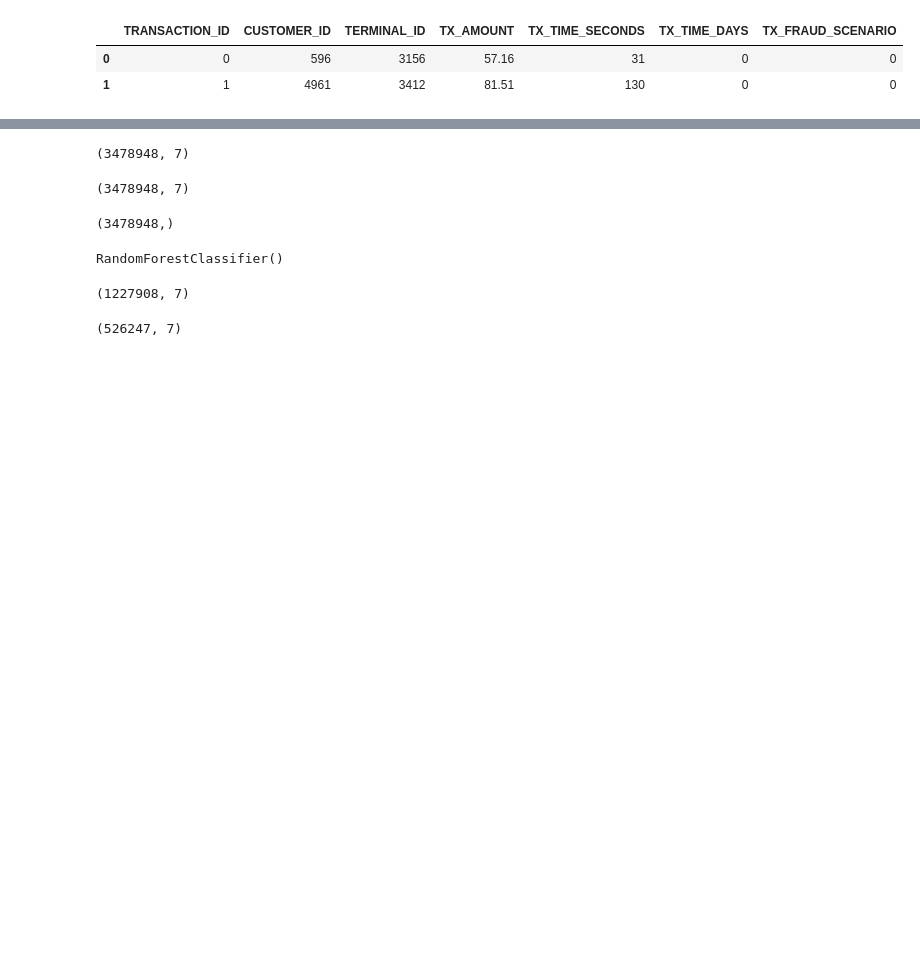
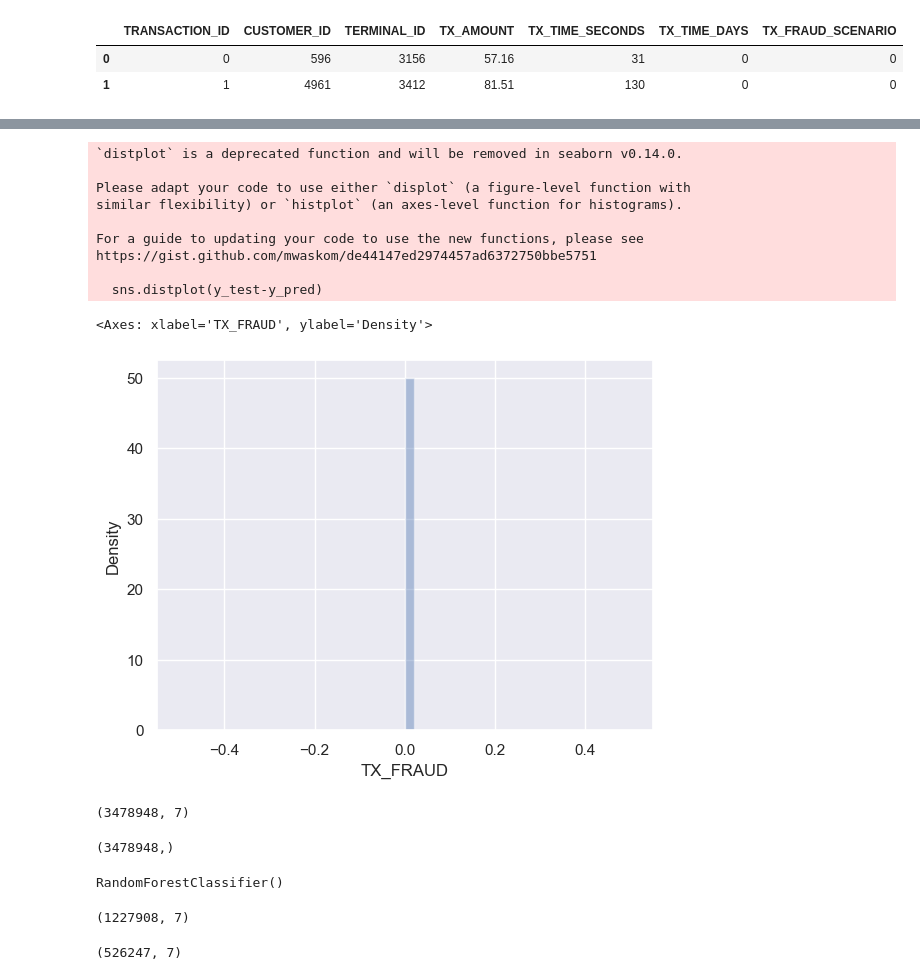
Before and after one commit to Khalidwebmail/synthesis-dataset, a Jupyter notebook: Untitled.ipynb, the cells around one changed output, grey strips where cells are left out. Saved outputs shown, nothing was run; the diff lists cells and outputs as text; code cells hidden in the pictures; blank space fills up the shorter version.

```diff
--- a/Untitled.ipynb
+++ b/Untitled.ipynb
@@ -539,0 +566,2 @@ Y_ovr.shape
+# %%
+y_pred = clf.predict(X_test)
@@ -540,9 +595,19 @@ Y_ovr.shape
+# %%
+sns.distplot(y_test-y_pred)
+# %% [output]
+`distplot` is a deprecated function and will be removed in seaborn v0.14.0.
+
+Please adapt your code to use either `displot` (a figure-level function with
+similar flexibility) or `histplot` (an axes-level function for histograms).
+
+For a guide to updating your code to use the new functions, please see
+https://gist.github.com/mwaskom/de44147ed2974457ad6372750bbe5751
+
+  sns.distplot(y_test-y_pred)
+<Axes: xlabel='TX_FRAUD', ylabel='Density'>
+[figure, added]
 # %%
 # ros=RandomOverSampler(sampling_strategy="minority")
-# %%
-X_ovr.shape
-# %% [output]
-(3478948, 7)
 # %%
 # X_ros,y_ros=ros.fit_resample(X,Y)
 # %%
```
Also changed, not shown: parts of 45 cells of this notebook, 3 other files.
